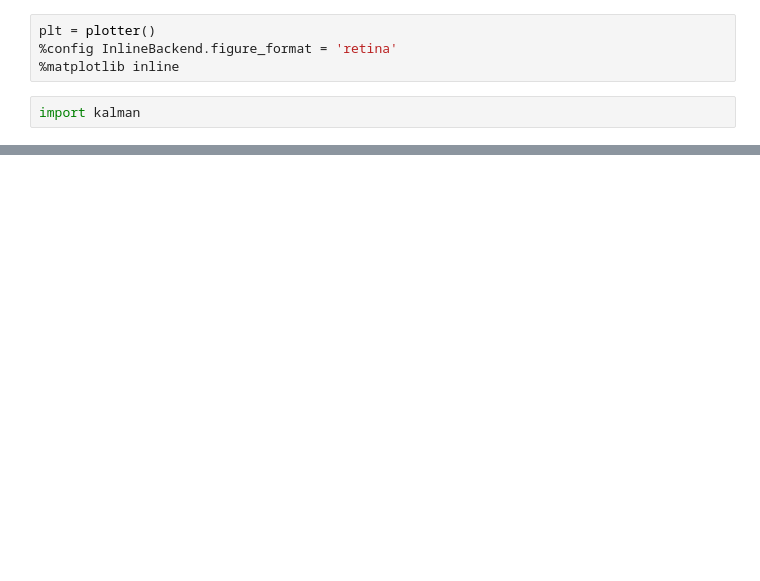
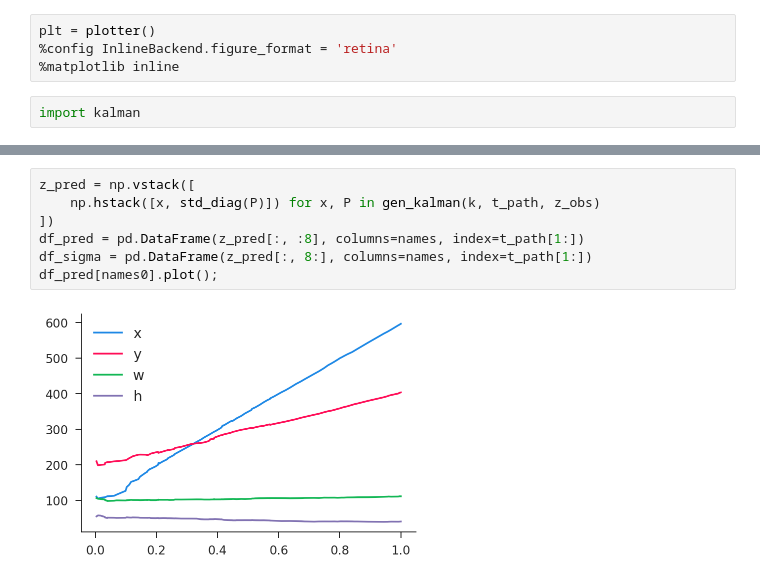
Before and after one commit to iamlemec/speedcam, a Jupyter notebook: notebooks/kalman.ipynb, the cells around one changed output, grey strips where cells are left out. Drawn from its saved outputs; the diff is of its cells as text; blank space fills up the shorter version.

```diff
--- a/notebooks/kalman.ipynb
+++ b/notebooks/kalman.ipynb
@@ -35,0 +64,9 @@ plt.plot(t_path, z_pred[:, idx], t_path, z_obs[:, idx]);
+# %%
+z_pred = np.vstack([
+    np.hstack([x, std_diag(P)]) for x, P in gen_kalman(k, t_path, z_obs)
+])
+df_pred = pd.DataFrame(z_pred[:, :8], columns=names, index=t_path[1:])
+df_sigma = pd.DataFrame(z_pred[:, 8:], columns=names, index=t_path[1:])
+df_pred[names0].plot();
+# %% [output]
+[figure, added]
```
Also changed, not shown: parts of 18 cells of this notebook, 1 other file.
